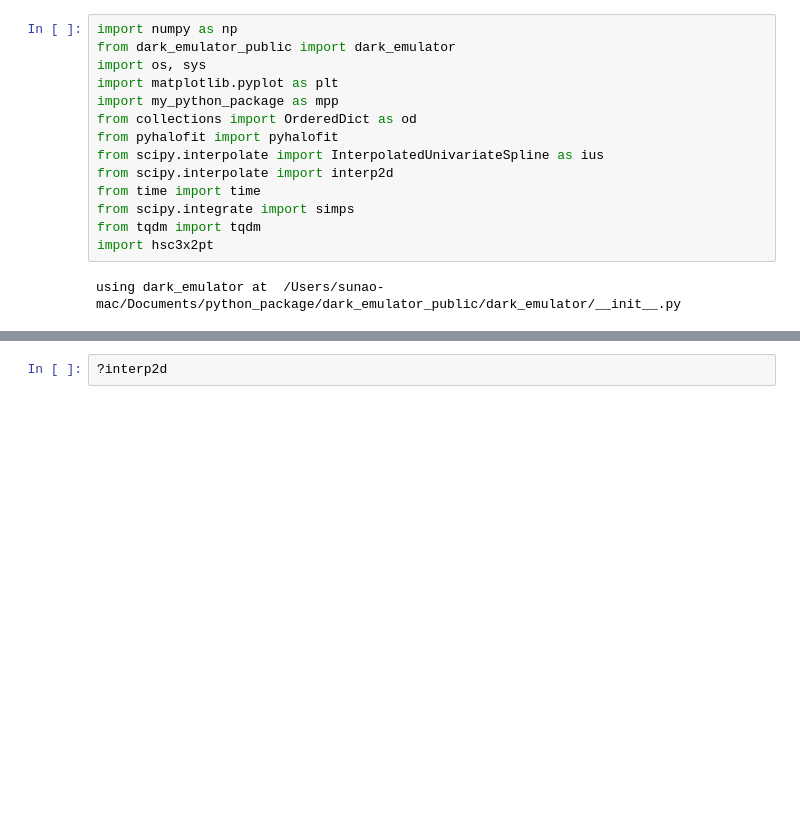
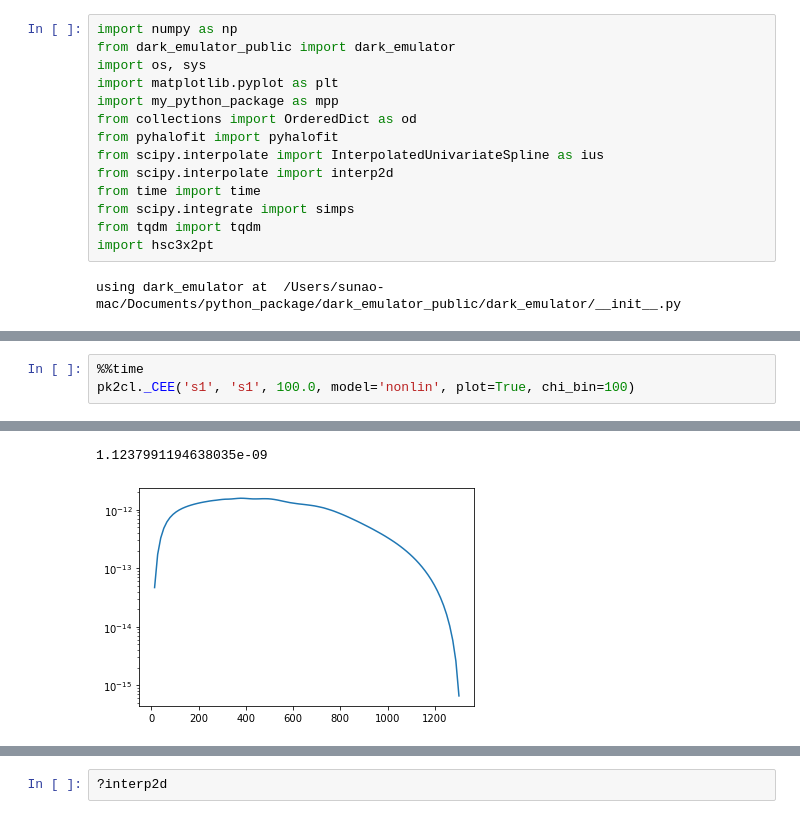
Before and after one commit to git-sunao/weaklensHSCY3Fisher, a Jupyter notebook: Untitled3.ipynb, the cells around one changed output, grey strips where cells are left out. Saved outputs shown, nothing was run; the diff lists cells and outputs as text; blank space fills up the shorter version.

```diff
--- a/Untitled3.ipynb
+++ b/Untitled3.ipynb
@@ -191,0 +147,4 @@ pkhalo_lz.shape
+# %%
+%%time
+pk2cl._CEE('s1', 's1', 100.0, model='nonlin', plot=True, chi_bin=100)
+# %% [output]
@@ -191,0 +153,2 @@ pkhalo_lz.shape
+1.1237991194638035e-09
+[figure, added]
```
Also changed, not shown: parts of 35 cells of this notebook, 3 other files.
